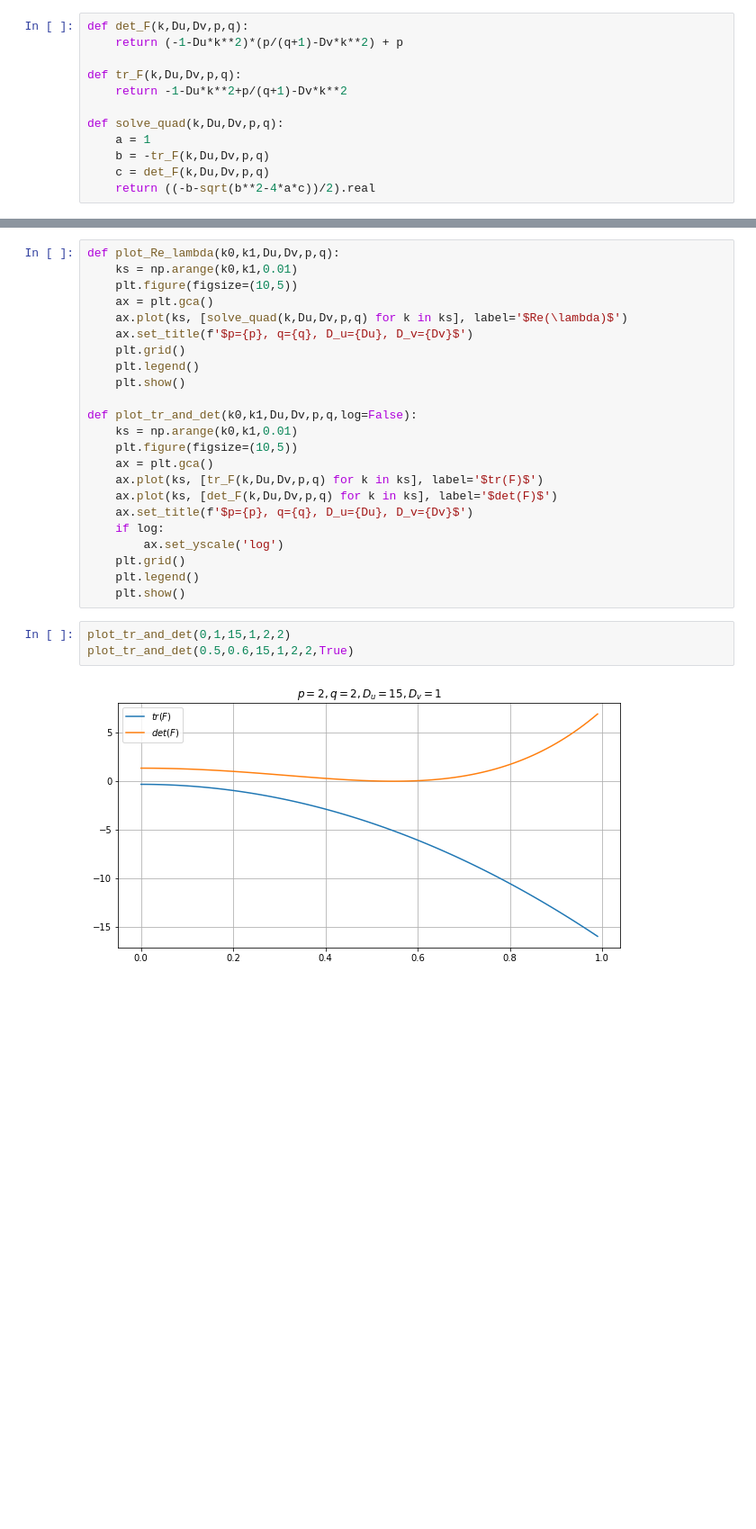
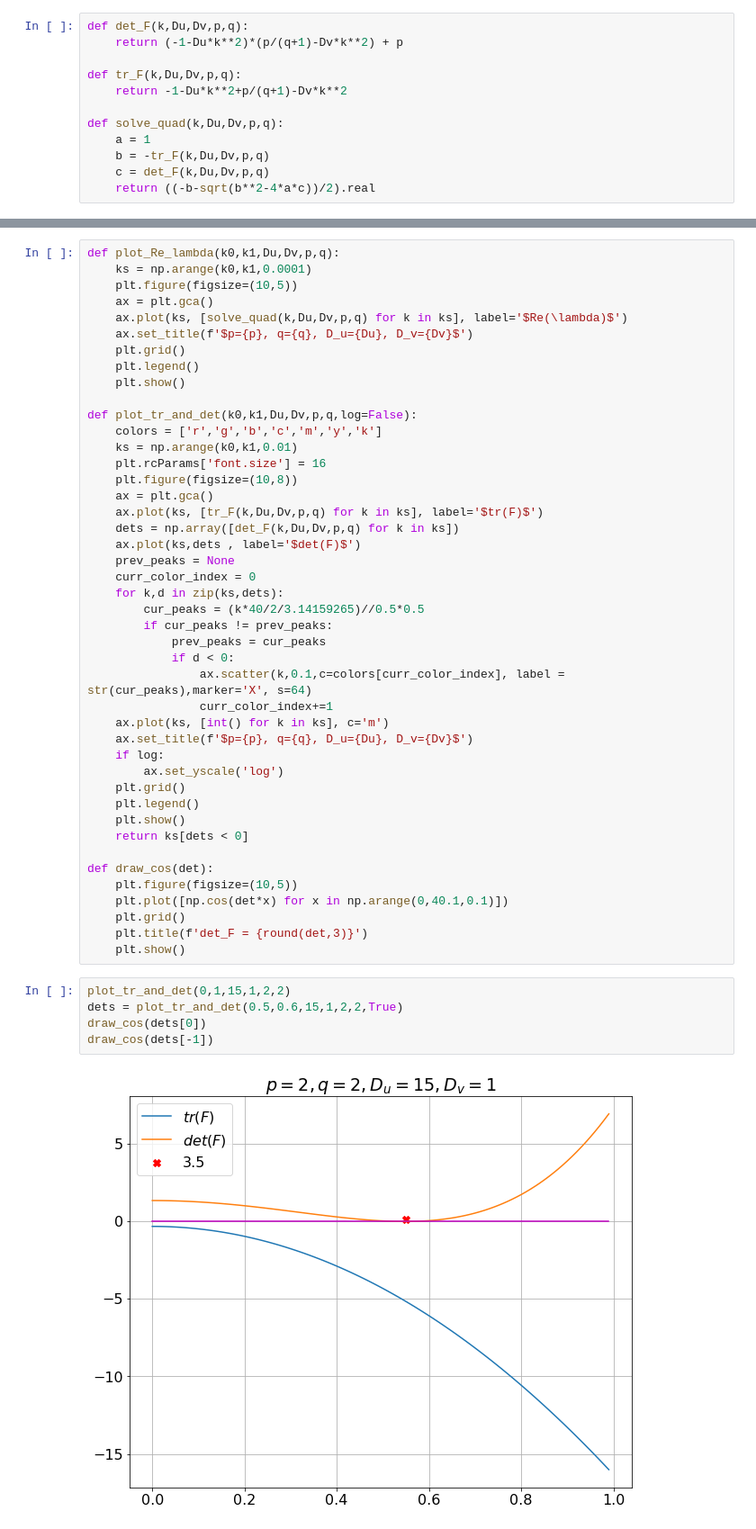
Before and after one commit to kokamido/BrandNewResearch, a Jupyter notebook: Research/25_11_2020_Волновые числа.ipynb, the cells around one changed output, grey strips where cells are left out. Shown at 90% size. Cells and saved outputs as stored; diff of their text form; blank space fills up the shorter version.

```diff
--- a/Research/25_11_2020_Волновые числа.ipynb
+++ b/Research/25_11_2020_Волновые числа.ipynb
@@ -49,6 +54,6 @@ def solve_quad(k,Du,Dv,p,q):
 # %%
 def plot_Re_lambda(k0,k1,Du,Dv,p,q):
-    ks = np.arange(k0,k1,0.01)
+    ks = np.arange(k0,k1,0.0001)
     plt.figure(figsize=(10,5))
     ax = plt.gca()
     ax.plot(ks, [solve_quad(k,Du,Dv,p,q) for k in ks], label='$Re(\lambda)$')
@@ -58,19 +63,42 @@ def plot_Re_lambda(k0,k1,Du,Dv,p,q):
     plt.show()
 
 def plot_tr_and_det(k0,k1,Du,Dv,p,q,log=False):
+    colors = ['r','g','b','c','m','y','k']
     ks = np.arange(k0,k1,0.01)
-    plt.figure(figsize=(10,5))
+    plt.rcParams['font.size'] = 16
+    plt.figure(figsize=(10,8))
     ax = plt.gca()
     ax.plot(ks, [tr_F(k,Du,Dv,p,q) for k in ks], label='$tr(F)$')
-    ax.plot(ks, [det_F(k,Du,Dv,p,q) for k in ks], label='$det(F)$')
+    dets = np.array([det_F(k,Du,Dv,p,q) for k in ks])
+    ax.plot(ks,dets , label='$det(F)$')
+    prev_peaks = None
+    curr_color_index = 0
+    for k,d in zip(ks,dets):
+        cur_peaks = (k*40/2/3.14159265)//0.5*0.5
+        if cur_peaks != prev_peaks:
+            prev_peaks = cur_peaks
+            if d < 0:
+                ax.scatter(k,0.1,c=colors[curr_color_index], label = str(cur_peaks),marker='X', s=64)
+                curr_color_index+=1
+    ax.plot(ks, [int() for k in ks], c='m')
     ax.set_title(f'$p={p}, q={q}, D_u={Du}, D_v={Dv}$')
     if log:
         ax.set_yscale('log')
     plt.grid()
     plt.legend()
     plt.show()
+    return ks[dets < 0]
+
+def draw_cos(det):
+    plt.figure(figsize=(10,5))
+    plt.plot([np.cos(det*x) for x in np.arange(0,40.1,0.1)])
+    plt.grid()
+    plt.title(f'det_F = {round(det,3)}')
+    plt.show()
 # %%
 plot_tr_and_det(0,1,15,1,2,2)
-plot_tr_and_det(0.5,0.6,15,1,2,2,True)
+dets = plot_tr_and_det(0.5,0.6,15,1,2,2,True)
+draw_cos(dets[0])
+draw_cos(dets[-1])
 # %% [output]
-[figure, old version]
+[figure, new version]
```
Also changed, not shown: parts of 6 cells of this notebook, 20 other files.
